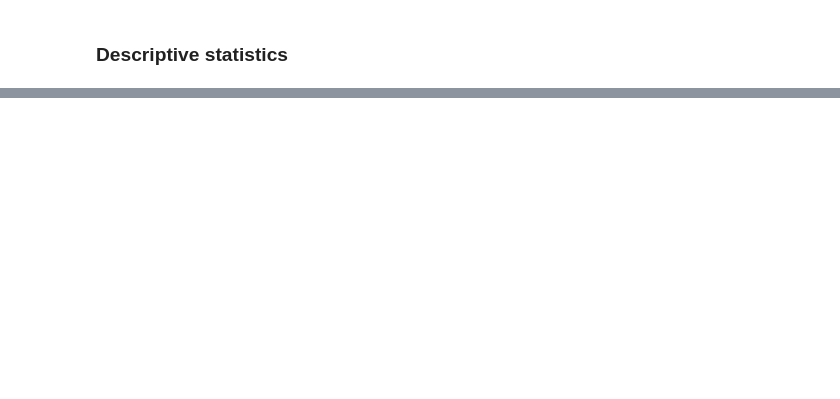
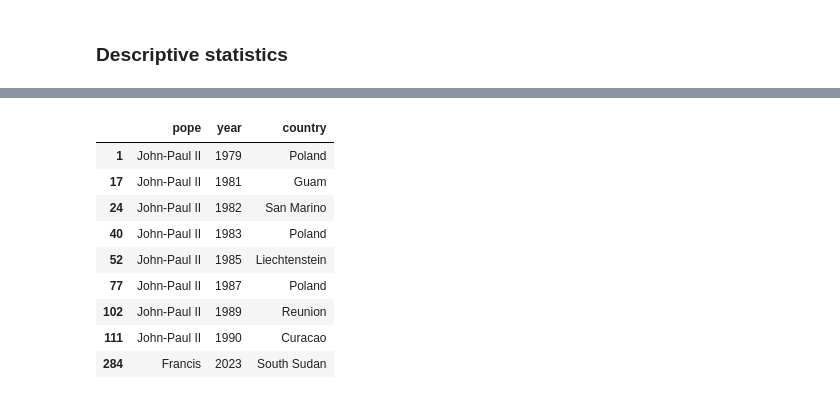
Before and after one commit to arthurdrk/projet-discours, a Jupyter notebook: Report.ipynb, the cells around one changed output, grey strips where cells are left out. Cells and saved outputs as stored; diff of their text form; code cells hidden in the pictures; blank space fills up the shorter version.

```diff
--- a/Report.ipynb
+++ b/Report.ipynb
@@ -366,0 +530,21 @@ plt.show()
+# %%
+# World GDP per capita each year (the World Bank gives it with the code "WLD")
+world_gdp = wb[wb["iso3"] == "WLD"][["year", "gdp_per_capita"]]
+world_gdp = world_gdp.rename(columns={"gdp_per_capita": "world_gdp_per_capita"})
+
+visits = visits.merge(world_gdp, on="year", how="left")
+visits["gdp_ratio"] = visits["gdp_per_capita"] / visits["world_gdp_per_capita"]
+
+# Visits without GDP data
+visits.loc[visits["gdp_per_capita"].isna(), ["pope", "year", "country"]]
+# %% [output]
+|  | pope | year | country |
+| 1 | John-Paul II | 1979 | Poland |
+| 17 | John-Paul II | 1981 | Guam |
+| 24 | John-Paul II | 1982 | San Marino |
+| 40 | John-Paul II | 1983 | Poland |
+| 52 | John-Paul II | 1985 | Liechtenstein |
+| 77 | John-Paul II | 1987 | Poland |
+| 102 | John-Paul II | 1989 | Reunion |
+| 111 | John-Paul II | 1990 | Curacao |
+| 284 | Francis | 2023 | South Sudan |
```
Also changed, not shown: parts of 34 cells of this notebook, 2 other files.
